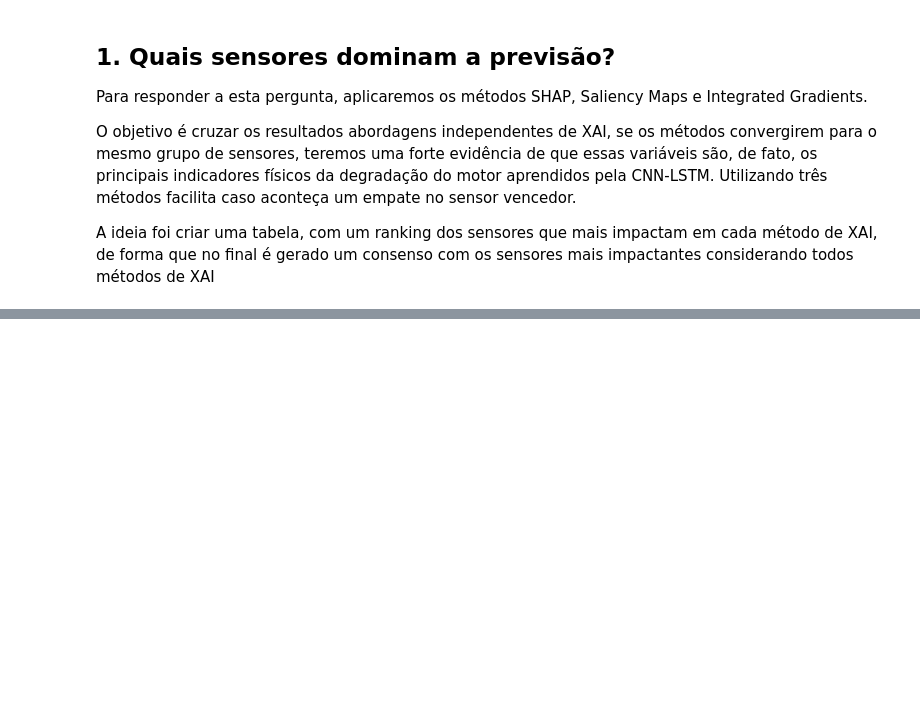
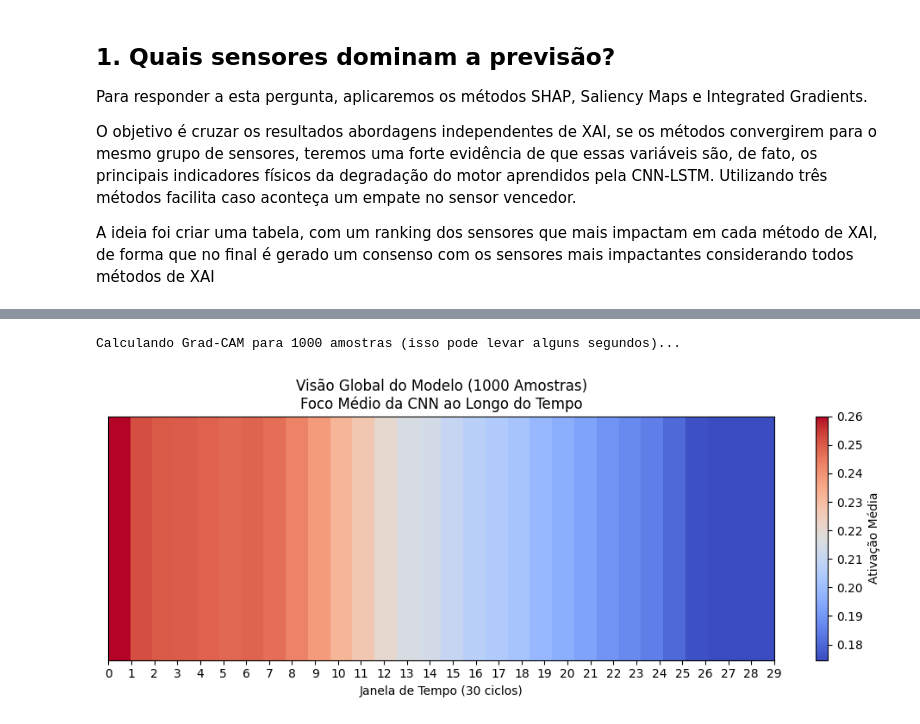
Before and after one commit to DaviSeiji/Turbofan-Engine-Degradation-Mestrado, a Jupyter notebook: notebooks/xai/02_analise_xai.ipynb, the cells around one changed output, grey strips where cells are left out. Cells and saved outputs as stored; diff of their text form; code cells hidden in the pictures; blank space fills up the shorter version.

```diff
--- a/notebooks/xai/02_analise_xai.ipynb
+++ b/notebooks/xai/02_analise_xai.ipynb
@@ -221,0 +285,5 @@ Received: inputs=['Tensor(shape=(50, 30, 24))']
+# %%
+gradcam_explainer_001.plot_global_summary(num_samples=1000)
+# %% [output]
+Calculando Grad-CAM para 1000 amostras (isso pode levar alguns segundos)...
+[figure, added]
```
Also changed, not shown: parts of 25 cells of this notebook, 1 other file.
